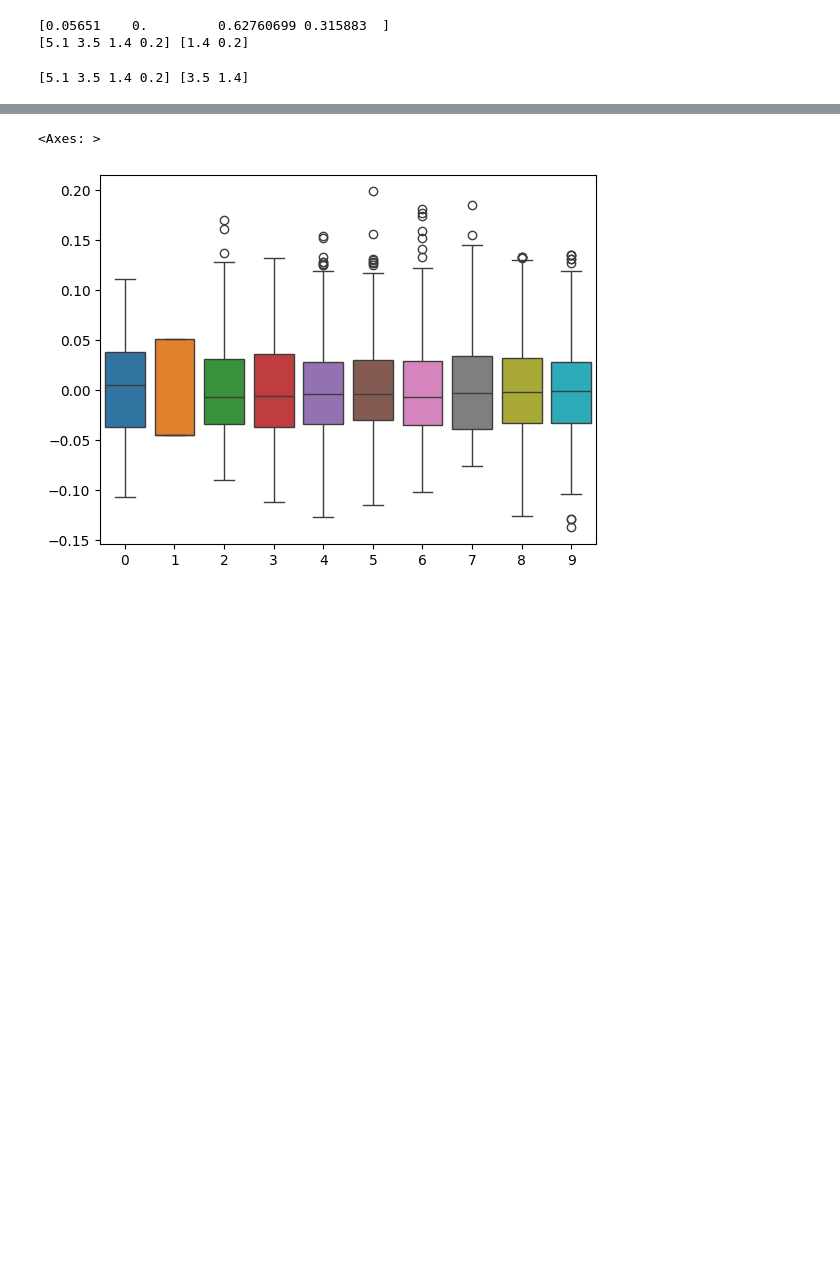
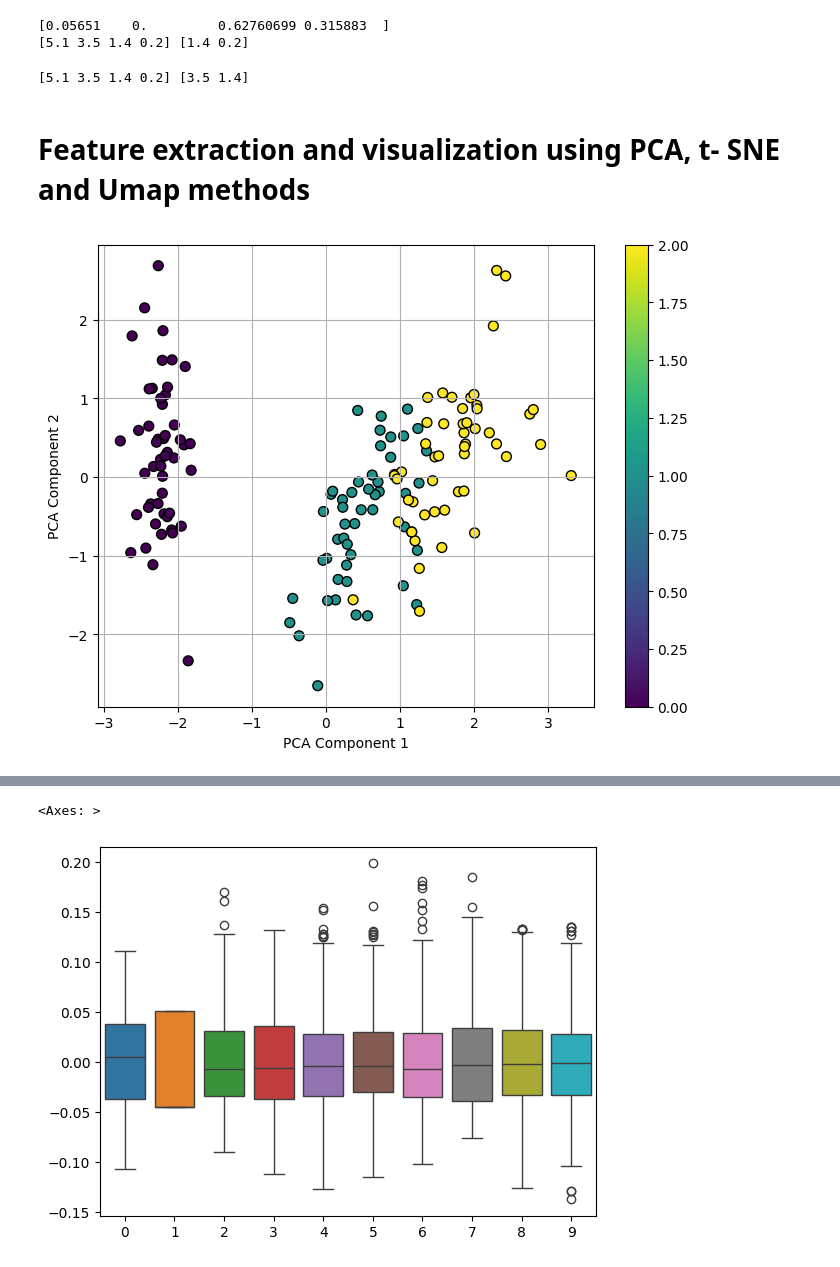
Before and after one commit to marzieh-saeedimasine/Python-DataCleaning-Modelling, a Jupyter notebook: FeatureSelection-Outlier.ipynb, the cells around one changed output, grey strips where cells are left out. Drawn from its saved outputs; the diff is of its cells as text; code cells hidden in the pictures; blank space fills up the shorter version.

```diff
--- a/FeatureSelection-Outlier.ipynb
+++ b/FeatureSelection-Outlier.ipynb
@@ -52,3 +70,25 @@ X_new=sel.transform(X)
 print(X[0],X_new[0])
 # %% [output]
 [5.1 3.5 1.4 0.2] [3.5 1.4]
+# %% [markdown]
+# Feature extraction and visualization using PCA, t- SNE and Umap methods
+# %%
+X=load_iris().data
+Y=load_iris().target
+# Standardize the data
+scaler = StandardScaler()
+X_scaled = scaler.fit_transform(X)
+# %%
+# Apply PCA
+pca = PCA(n_components=2)  # Set the number of components you want to keep
+X_pca = pca.fit_transform(X_scaled)
+# Plotting
+plt.figure(figsize=(8, 6))
+scatter = plt.scatter(X_pca[:, 0], X_pca[:, 1], c=Y, cmap='viridis', edgecolor='k', s=50)
+plt.xlabel('PCA Component 1')
+plt.ylabel('PCA Component 2')
+plt.colorbar(scatter)
+plt.grid()
+plt.show()
+# %% [output]
+[figure, added]
```
Also changed, not shown: parts of 7 cells of this notebook, 2 other files.
